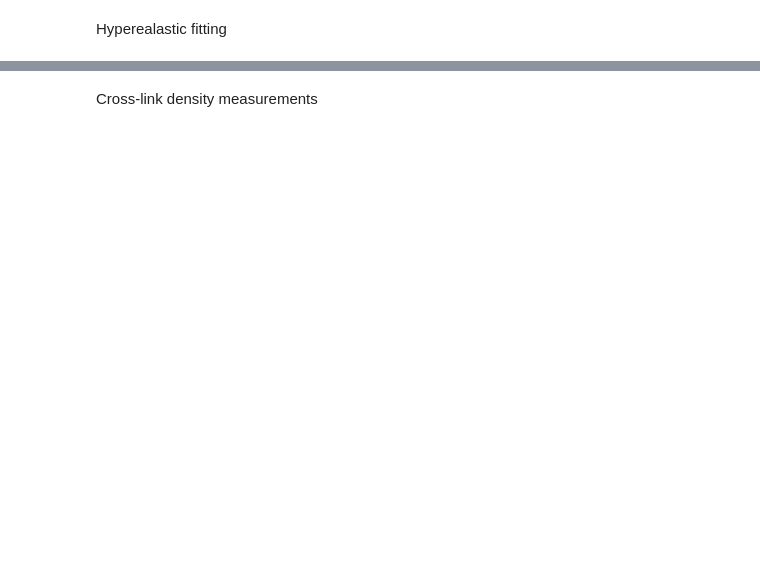
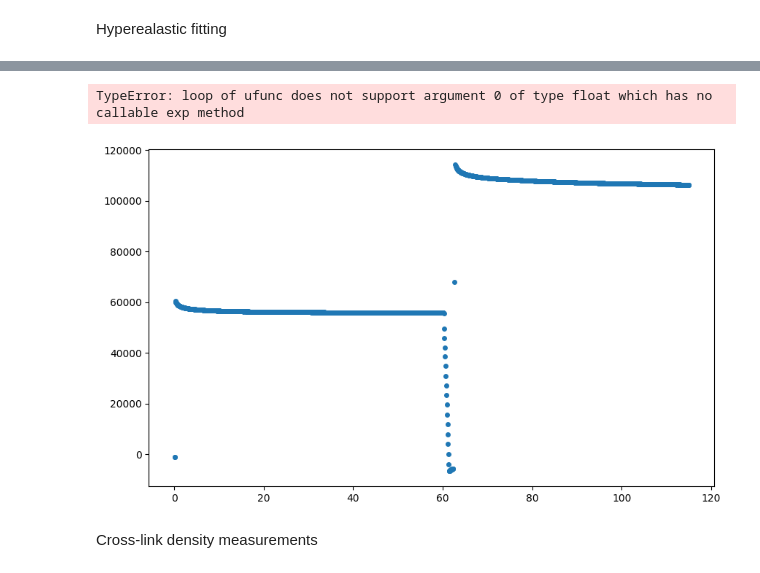
Before and after one commit to TheDuckenEngineer/PVC-Tensile-Experiment, a Jupyter notebook: Elastic, Hyperelastic, and Viscoelastic fitting.ipynb, the cells around one changed output, grey strips where cells are left out. Drawn from its saved outputs; the diff is of its cells as text; code cells hidden in the pictures; blank space fills up the shorter version.

```diff
--- a/Elastic, Hyperelastic, and Viscoelastic fitting.ipynb
+++ b/Elastic, Hyperelastic, and Viscoelastic fitting.ipynb
@@ -327,3 +393,65 @@ ExtendedTube Model: Parameters = [ 1.22419913e+05 -1.19859756e+05 -6.65826265e-0
+# %%
+import numpy as np
+import matplotlib.pyplot as plt
+from scipy.optimize import curve_fit
+
+# === Define Prony series functions ===
+
+def prony_2term(t, E_inf, E1, E2, tau1, tau2):
+    return E_inf + E1 * np.exp(-t / tau1) + E2 * np.exp(-t / tau2)
+
+def prony_3term(t, E_inf, E1, E2, E3, tau1, tau2, tau3):
+    return E_inf + E1 * np.exp(-t / tau1) + E2 * np.exp(-t / tau2) + E3 * np.exp(-t / tau3)
+
+# === Define Standard Linear Solid (SLS) model ===
+# Stress relaxation for SLS: E(t) = E1 + E2 * exp(-t / tau) with tau = eta / E2
+def sls_model(t, E1, E2, tau):
+    return E1 + E2 * np.exp(-t / tau)
+
+# === Fitting function ===
+
+def fit_models(time, stress):
+    # Initial guesses
+    guess_2term = [50, 100, 100, 1, 10]
+    guess_3term = [50, 100, 100, 100, 0.1, 1, 10]
+    guess_sls = [50, 100, 1]
+
+    # Curve fitting
+    popt_2term, _ = curve_fit(prony_2term, time, stress, p0=guess_2term, maxfev=10000)
+    popt_3term, _ = curve_fit(prony_3term, time, stress, p0=guess_3term, maxfev=10000)
+    popt_sls, _ = curve_fit(sls_model, time, stress, p0=guess_sls, maxfev=10000)
+
+    return popt_2term, popt_3term, popt_sls
+
+# === Plotting function ===
+
+def plot_fits(time, stress, popt_2, popt_3, popt_sls):
+    plt.figure(figsize=(10, 6))
+    plt.plot(time, stress, 'o', markersize=4, label='Experimental Data')
+    plt.plot(time, prony_2term(time, *popt_2), '--', label='2-Term Prony Fit')
+    plt.plot(time, prony_3term(time, *popt_3), '-', label='3-Term Prony Fit')
+    plt.plot(time, sls_model(time, *popt_sls), ':', label='SLS Fit')
+    plt.xlabel('Time [s]')
+    plt.ylabel('Engineering Stress [Pa]')
+    plt.title('Stress Relaxation Curve Fits')
+    plt.legend()
+    plt.grid(True)
+    plt.tight_layout()
+    plt.show()
+
+    return {
+        "2-Term Prony Parameters": popt_2,
+        "3-Term Prony Parameters": popt_3,
+        "SLS Parameters": popt_sls
+    }
+
+# This script is now ready to accept your stress relaxation data.
+# Let me know if you'd like to upload your CSV and run this fitting code on it.
+popt_2, popt_3, popt_sls = fit_models(expTime, stress)
+plot_fits(expTime, stress, popt_2, None, None)
+# %% [output]
+TypeError: loop of ufunc does not support argument 0 of type float which has no callable exp method
+[figure, added]
 # %% [markdown]
 Cross-link density measurements
 # %%
```
Also changed, not shown: parts of 6 cells of this notebook.
